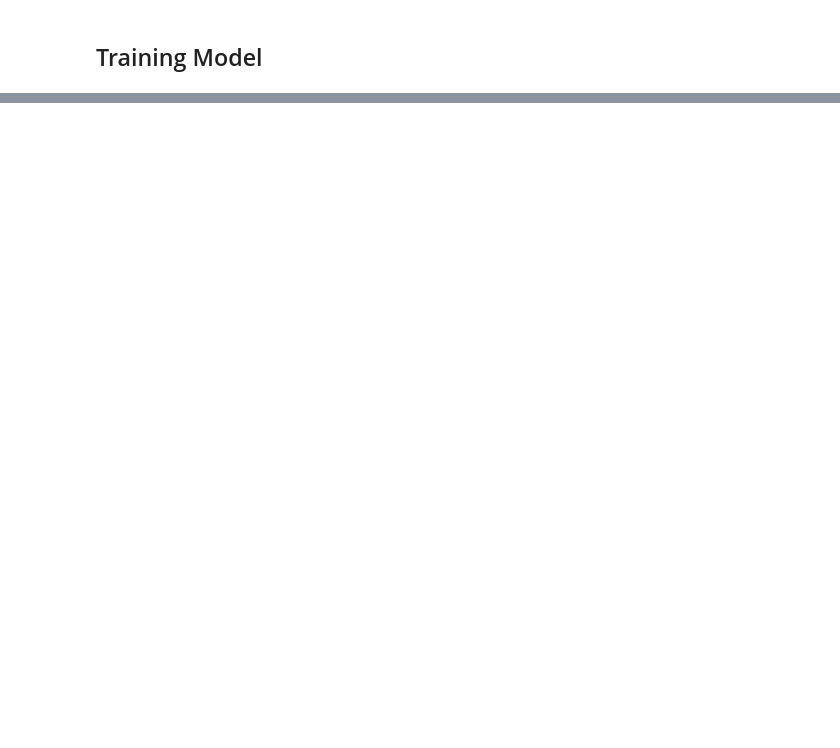
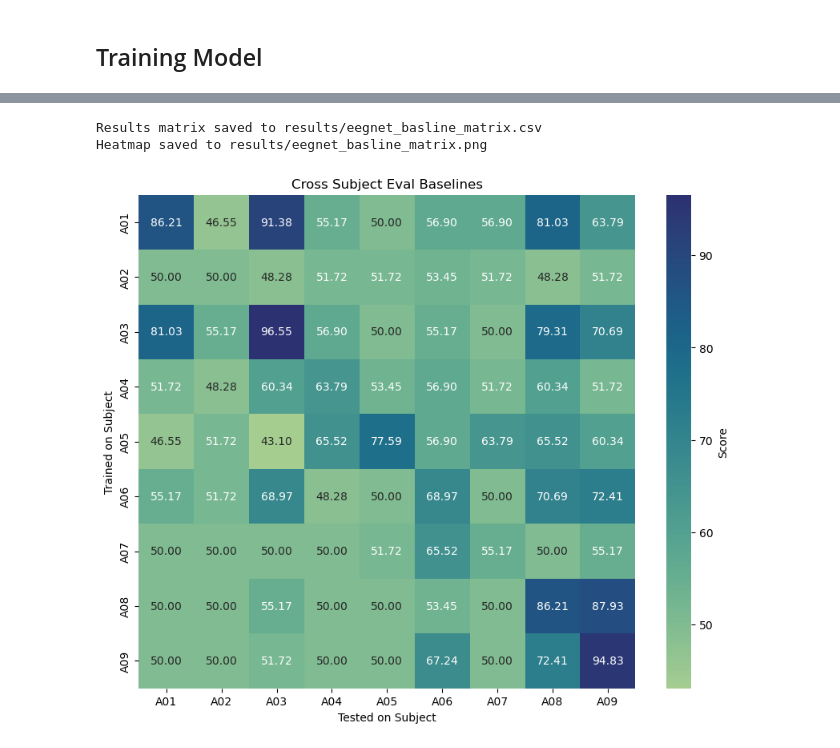
Before and after one commit to AlexRussell4/COGS189_FinalProject, a Jupyter notebook: EEGNet.ipynb, the cells around one changed output, grey strips where cells are left out. Saved outputs shown, nothing was run; the diff lists cells and outputs as text; code cells hidden in the pictures; blank space fills up the shorter version.

Commit message:
eegnet split by subject

```diff
--- a/EEGNet.ipynb
+++ b/EEGNet.ipynb
@@ -756,0 +715,4 @@ class EvalModel():
+# %%
+subjects = ['A01', 'A02', 'A03', 'A04', 'A05', 'A06', 'A07', 'A08', 'A09']
+for subject in subjects:
+    process_and_save_subject_data(subject)
@@ -756,0 +864,3 @@ class EvalModel():
+# %%
+device = torch.device("cuda" if torch.cuda.is_available() else "cpu")
+train_tensor_data = torch.Tensor(train_data).to(device)
@@ -852 +1255,27 @@ Estimated Total Size (MB): 6.05
+# %%
+import seaborn as sns
+save_dir = "results/"
+if not os.path.exists(save_dir):
+    os.makedirs(save_dir)
+
+# save cross compare to csv
+df = pd.DataFrame(results_matrix, index=subjects, columns=subjects)
+csv_file_path = os.path.join(save_dir, "eegnet_basline_matrix.csv")
+df.to_csv(csv_file_path)
+print(f"Results matrix saved to {csv_file_path}")
+
+# heatmap
+plt.figure(figsize=(10, 8))
+heatmap = sns.heatmap(df, annot=True, fmt=".2f", cmap='crest', cbar_kws={'label': 'Score'})
+plt.title('Cross-Subjects Eval Baselines')
+plt.ylabel('Trained on Subject')
+plt.xlabel('Tested on Subject')
+image_file_path = os.path.join(save_dir, "eegnet_basline_matrix.png")
+plt.savefig(image_file_path)
+# plt.close()
+print(f"Heatmap saved to {image_file_path}")
+# %% [output]
+Results matrix saved to results/eegnet_basline_matrix.csv
+Heatmap saved to results/eegnet_basline_matrix.png
+[figure, added]
 # %%
```
Also changed, not shown: parts of 23 cells of this notebook, 5 other files.
